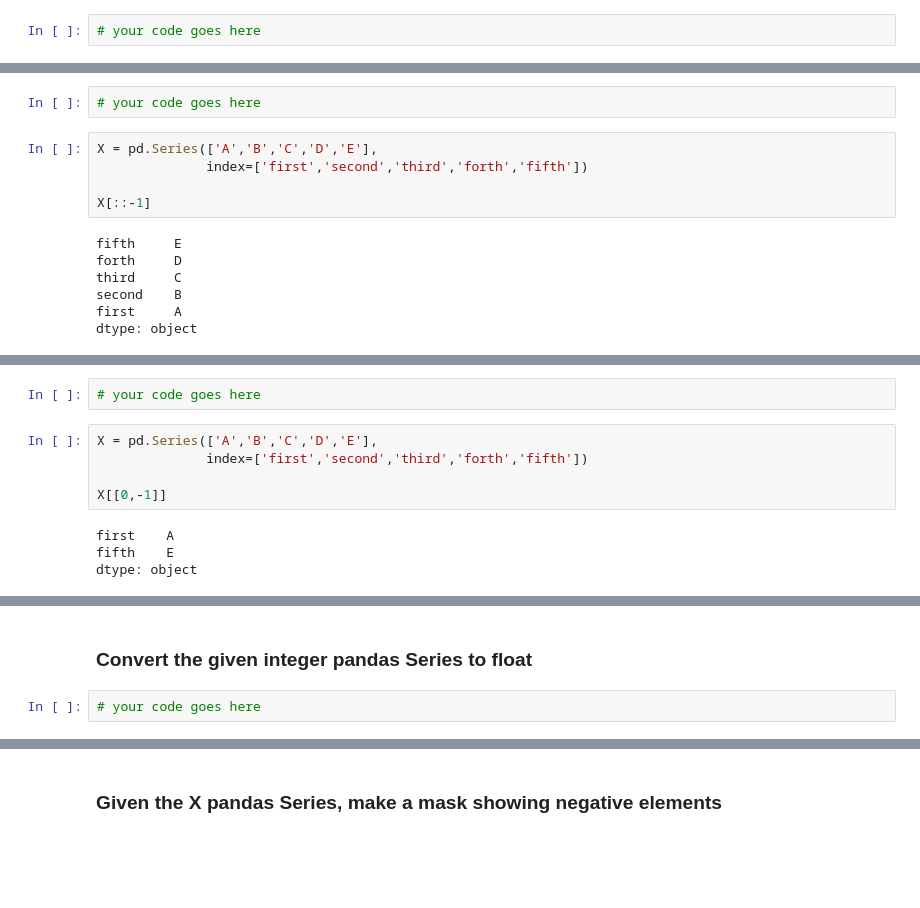
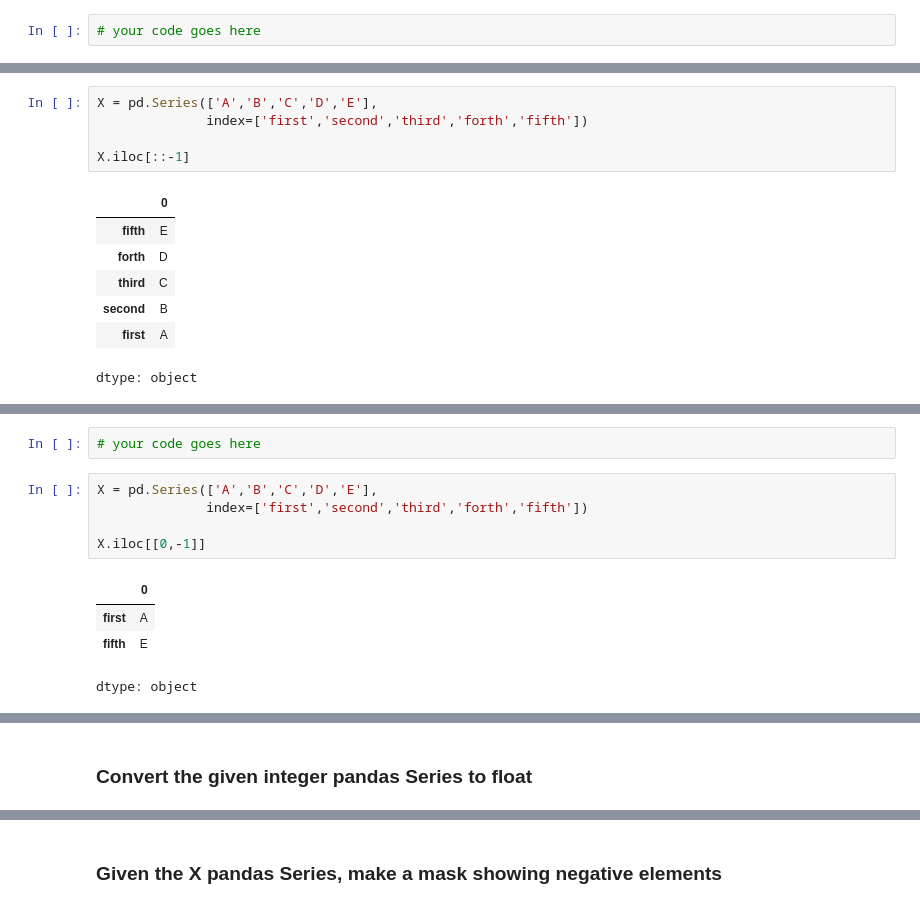
Before and after one commit to zhuowang0607/freecodecamp-intro-to-pandas, a Jupyter notebook: 2 - Pandas Series exercises.ipynb, the cells around one changed output, grey strips where cells are left out. Saved outputs shown, nothing was run; the diff lists cells and outputs as text; blank space fills up the shorter version.

```diff
--- a/2 - Pandas Series exercises.ipynb
+++ b/2 - Pandas Series exercises.ipynb
@@ -131,19 +155,18 @@ dtype: object
 ![green-divider](https://user-images.githubusercontent.com/7065401/52071924-c003ad80-2562-11e9-8297-1c6595f8a7ff.png)
 
 ### Given the X pandas Series, show the elements in reverse position
-# %%
-# your code goes here
 # %%
 X = pd.Series(['A','B','C','D','E'],
               index=['first','second','third','forth','fifth'])
 
-X[::-1]
+X.iloc[::-1]
 # %% [output]
+|  | 0 |
+| fifth | E |
+| forth | D |
+| third | C |
+| second | B |
+| first | A |
-fifth     E
-forth     D
-third     C
-second    B
-first     A
 dtype: object
 # %% [markdown]
 ![green-divider](https://user-images.githubusercontent.com/7065401/52071924-c003ad80-2562-11e9-8297-1c6595f8a7ff.png)
@@ -155,10 +178,11 @@ dtype: object
 X = pd.Series(['A','B','C','D','E'],
               index=['first','second','third','forth','fifth'])
 
-X[[0,-1]]
+X.iloc[[0,-1]]
 # %% [output]
+|  | 0 |
+| first | A |
+| fifth | E |
-first    A
-fifth    E
 dtype: object
 # %% [markdown]
 ![purple-divider](https://user-images.githubusercontent.com/7065401/52071927-c1cd7100-2562-11e9-908a-dde91ba14e59.png)
@@ -166,8 +190,6 @@ dtype: object
 ## Series manipulation
 # %% [markdown]
 ### Convert the given integer pandas Series to float
-# %%
-# your code goes here
 # %%
 X = pd.Series([1,2,3,4,5],
               index=['first','second','third','forth','fifth'])
```
Also changed, not shown: parts of 50 cells of this notebook.
